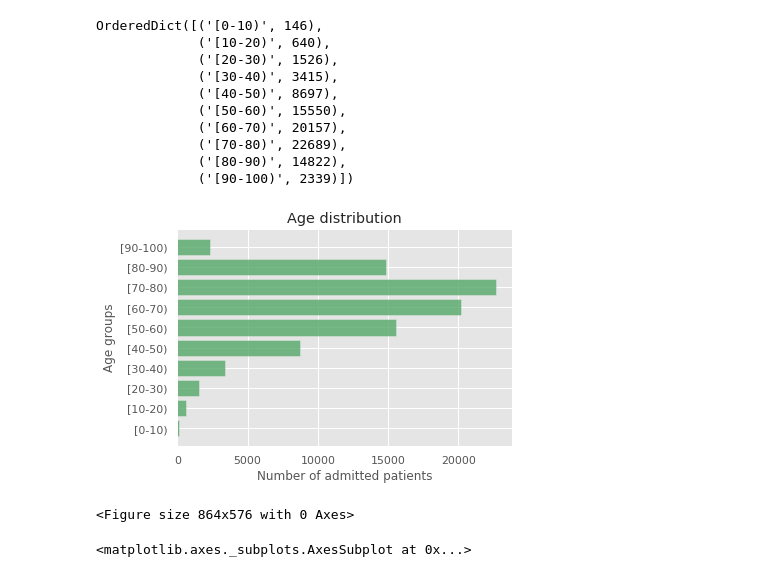
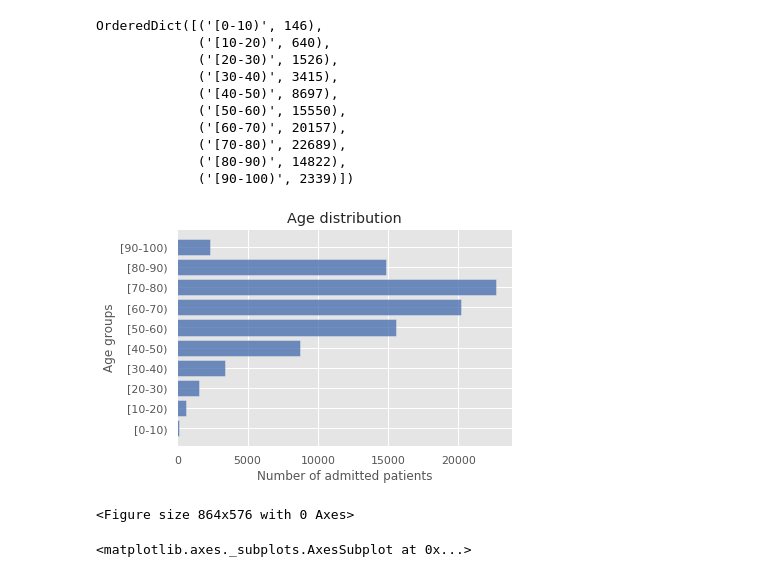
Before and after one commit to agaujean9/Hospital-Readmissions-Classifier, a Jupyter notebook: Readmissions.ipynb, the cells around one changed output. Drawn from its saved outputs; the diff is of its cells as text; code cells hidden in the pictures.

```diff
--- a/Readmissions.ipynb
+++ b/Readmissions.ipynb
@@ -394,15 +398,15 @@ OrderedDict([('[0-10)', 146),
 # %%
 # Horizontal barplot
 plt.style.use('ggplot')
-plt.barh(np.arange(10), list(age_dict.values()), align='center', alpha=0.8, color = 'g')
+plt.barh(np.arange(10), list(age_dict.values()), align='center', alpha=0.8, color = 'b')
 plt.yticks(np.arange(10), age_dict.keys())
 plt.xlabel('Number of admitted patients')
 plt.ylabel('Age groups')
 plt.title('Age distribution')
 plt.figure(figsize=(12,8))
 plt.show()
 # %% [output]
-[figure, old version]
+[figure, new version]
 <Figure size 864x576 with 0 Axes>
 # %%
 df1[['num_lab_procedures', 'num_procedures',
```
Also changed, not shown: parts of 68 cells of this notebook, 1 other file.
